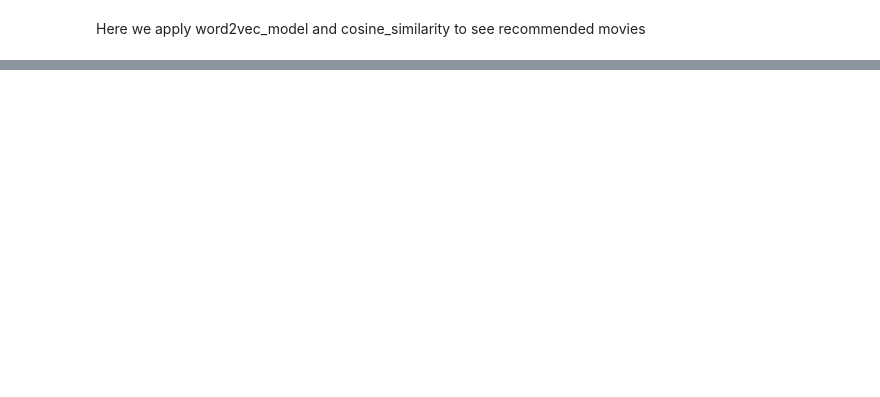
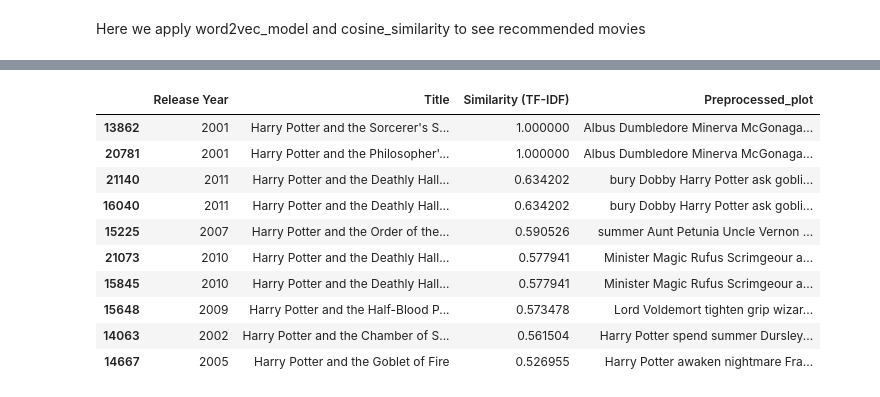
Before and after one commit to AnnilaMunsaf/InformationRetrievalProject, a Jupyter notebook: Movies_retrieval_system.ipynb, the cells around one changed output, grey strips where cells are left out. Saved outputs shown, nothing was run; the diff lists cells and outputs as text; code cells hidden in the pictures; blank space fills up the shorter version.

```diff
--- a/Movies_retrieval_system.ipynb
+++ b/Movies_retrieval_system.ipynb
@@ -290,0 +362,35 @@ False
+# %%
+user_input = """	Albus Dumbledore, Minerva McGonagall, and Rubeus Hagrid, professors of Hogwarts School of Witchcraft and Wizardry, deliver an orphaned infant named Harry Potter to his only remaining relatives, \
+the Dursleys. Ten years later, Harry has been battling a disjointed life with the Dursleys, inadvertently causing an accident during a family outing, and begins receiving unsolicited letters by owls. Finally, \
+Hagrid re-appears, and informs Harry that he is actually a wizard, and has been accepted into Hogwarts, against the Dursleys' wishes. He also tells Harry of the latter's past; \
+Harry is the orphaned son of two wizards who met their demise at the hands of Lord Voldemort, a malevolent, all-powerful wizard, by a Killing Curse, with Harry being the only survivor in the chaos thus, \
+leading to his fame in the wizarding world as "The Boy Who Lived". Hagrid takes Harry to Diagon Alley to purchase school supplies, then takes him to King's Cross station to board a train to the school. \
+While on the train, Harry meets Ron Weasley and Hermione Granger. He also encounters Draco Malfoy, a spoiled child from a wealthy wizarding family, who eventually becomes Harry's biggest rival. \
+At the school, the students assemble in the great hall, where Harry and all the other first-year students are sorted by The Sorting Hat between four houses: Gryffindor, Hufflepuff, Ravenclaw, and Slytherin. \
+Harry is placed into Gryffindor along with Ron and Hermione. At Hogwarts, Harry begins learning wizardry and discovers more about his past and his parents. Harry is also recruited for \
+Gryffindor's Quidditch team as a Seeker, which is rare for first-year students. While exploring the school one night, Harry and his friends discover a giant three-headed dog named \
+Fluffy in a restricted area of the school. They later find out Fluffy is guarding the Philosopher's Stone, an item that can be used to grant its owner immortality. Harry suspects that potions teacher \
+Severus Snape is trying to obtain the stone in order to return Voldemort to physical form. The children learn from Hagrid that Fluffy will fall asleep if played music. Harry, Ron, and Hermione \
+decide to try and find the stone before Snape does, but discover someone has already put Fluffy to sleep. They get past Fluffy and face a series of safeguards, which include surviving a deadly plant known as \
+Devil's Snare, a room filled with aggressive flying keys, and a dangerous life-sized game of chess. After getting past the tasks, Harry discovers that it was Defence Against the Dark Arts teacher \
+Professor Quirrell who was trying to claim the stone, and that Snape was protecting Harry all along. Quirrell removes his turban and reveals a weak Voldemort to be living on the back of his head. \
+Through an enchantment placed by Professor Dumbledore, Harry finds himself in possession of the stone. Voldemort attempts to convince Harry to give him the stone by promising to bring his parents back from the dead. \
+When Harry refuses, Quirrell attacks, but Harry's touch burns Quirrell's skin and reduces him to dust, killing him. When Harry gets back up, Voldemort's spirit rises from Quirrell's ashes and passes through Harry,\
+ knocking him unconscious. Harry wakes up in the school's hospital wing with Dumbledore at his side. Dumbledore explains that the stone has been destroyed and that Ron and Hermione are both fine. \
+ Dumbledore also reveals how Harry was able to defeat Quirrel; when Harry's mother died to save him, her death gave Harry a love-based protection against Voldemort. Harry, Ron, and Hermione are rewarded \
+ with house points for their heroic performances, tying them for first place with Slytherin. However, Neville Longbottom is awarded 10 points for attempting to stop his friends, giving Gryffindor enough points to win\
+  the House Cup. Harry returns home for the summer, happy to finally have a real home in Hogwarts."""
+result_df = calculate_similarity_with_tfid(user_input, movies_df)
+result_df.head(10)
+# %% [output]
+|  | Release Year | Title | Similarity (TF-IDF) | Preprocessed_plot |
+| 13862 | 2001 | Harry Potter and the Sorcerer's S... | 1.000000 | Albus Dumbledore Minerva McGonaga... |
+| 20781 | 2001 | Harry Potter and the Philosopher'... | 1.000000 | Albus Dumbledore Minerva McGonaga... |
+| 21140 | 2011 | Harry Potter and the Deathly Hall... | 0.634202 | bury Dobby Harry Potter ask gobli... |
+| 16040 | 2011 | Harry Potter and the Deathly Hall... | 0.634202 | bury Dobby Harry Potter ask gobli... |
+| 15225 | 2007 | Harry Potter and the Order of the... | 0.590526 | summer Aunt Petunia Uncle Vernon ... |
+| 21073 | 2010 | Harry Potter and the Deathly Hall... | 0.577941 | Minister Magic Rufus Scrimgeour a... |
+| 15845 | 2010 | Harry Potter and the Deathly Hall... | 0.577941 | Minister Magic Rufus Scrimgeour a... |
+| 15648 | 2009 | Harry Potter and the Half-Blood P... | 0.573478 | Lord Voldemort tighten grip wizar... |
+| 14063 | 2002 | Harry Potter and the Chamber of S... | 0.561504 | Harry Potter spend summer Dursley... |
+| 14667 | 2005 | Harry Potter and the Goblet of Fire | 0.526955 | Harry Potter awaken nightmare Fra... |
```
Also changed, not shown: parts of 7 cells of this notebook.
